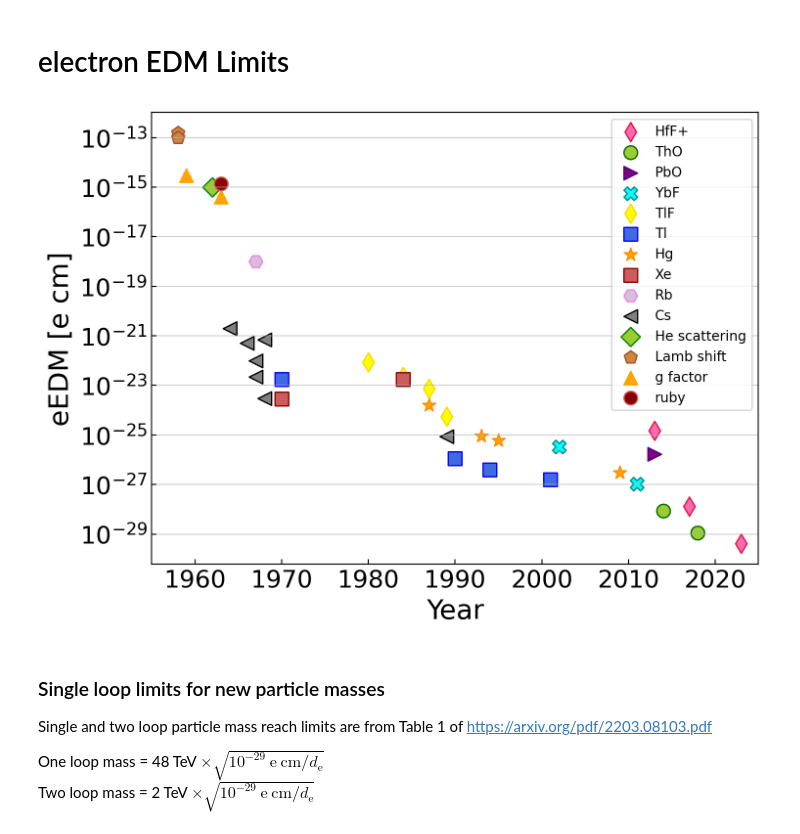
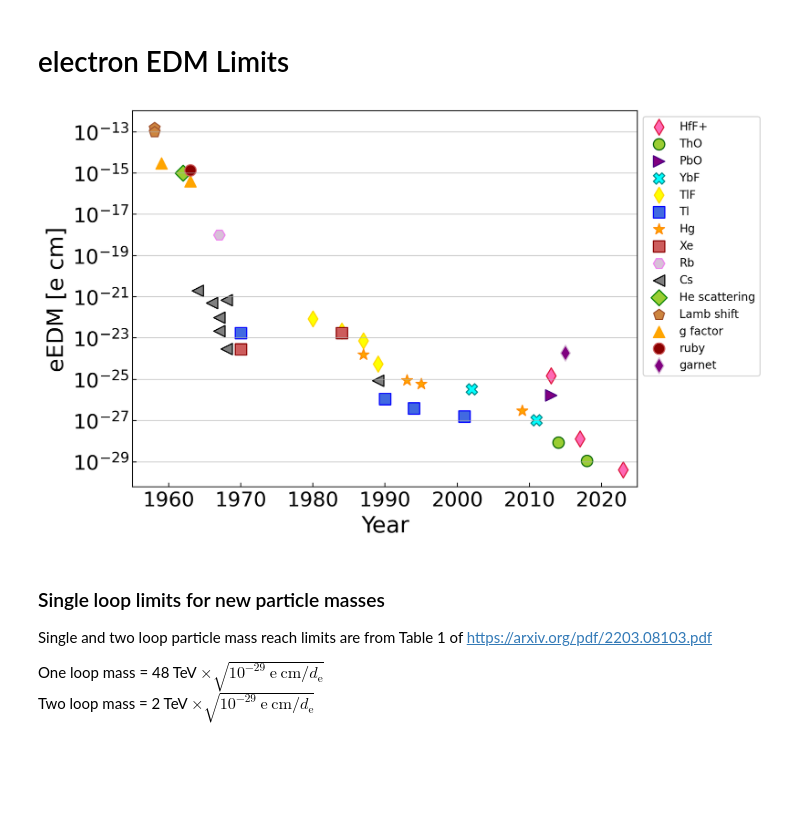
Before and after one commit to Jayich-Lab/EDM-Limits, a Jupyter notebook: EDM Limits.ipynb, the cells around one changed output. Drawn from its saved outputs; the diff is of its cells as text; code cells hidden in the pictures; blank space fills up the shorter version.

Commit message:
garnet addition, move legend to outside plot

```diff
--- a/EDM Limits.ipynb
+++ b/EDM Limits.ipynb
@@ -265,6 +265,7 @@ He = load_data.electron(file_name="He.txt")
 Lamb = load_data.electron(file_name="Lamb.txt")
 g_factor = load_data.electron(file_name="g_factor.txt")
 ruby = load_data.electron(file_name="ruby.txt")
+garnet = load_data.electron(file_name="garnet.txt")
 # %%
 class ElectronPlottables:
     def __init__(self, eEDMs):
@@ -313,6 +314,9 @@ g_factor_kwargs = {'marker':"^", 'color':"orange", 'label':"g factor",
             's':100, 'edgecolor':"orange"}
 ruby_kwargs = {'marker':"o", 'color':"darkred", 'label':"ruby",
             's':100, 'edgecolor':"indianred"}
+garnet_kwargs = {'marker':"d", 'color':"purple", 'label':"garnet",
+            's':100, 'edgecolor':"thistle"}
+
 
 HfF_vals = ElectronPlottables(HfF)
 HfF_vals.kwargs = HfF_kwargs
@@ -342,41 +346,43 @@ g_factor_vals = ElectronPlottables(g_factor)
 g_factor_vals.kwargs = g_factor_kwargs
 ruby_vals = ElectronPlottables(ruby)
 ruby_vals.kwargs = ruby_kwargs
+garnet_vals = ElectronPlottables(garnet)
+garnet_vals.kwargs = garnet_kwargs
 
 electron_systems = [HfF_vals, ThO_vals, PbO_vals, YbF_vals, TlF_eEDM_vals, Tl_vals, Hg_eEDM_vals,
-                   Xe_eEDM_vals, Rb_vals, Cs_vals, He_vals, Lamb_vals, g_factor_vals, ruby_vals]
+                   Xe_eEDM_vals, Rb_vals, Cs_vals, He_vals, Lamb_vals, g_factor_vals, ruby_vals, garnet_vals]
 # %% [markdown]
 # electron EDM Limits
 # %%
 fig, ax = plt.subplots(figsize=(8, 6))
 
 scatter_plot_loop(ax, electron_systems, "edms")
 
 ax.set_yscale("log")
 ax.set_xlim(year_i_electron, year_f_electron)
 
 locmaj = matplotlib.ticker.LogLocator(base=10.0,  numticks=22)
 ax.yaxis.set_major_locator(locmaj)
 
 ax.tick_params(axis="both", which='both', direction="in", labelsize=18)
 ax.grid(axis='y', which='major', ls='-', alpha=ma_alpha)
 ax.grid(axis='y', which='minor', ls='-', alpha=mi_alpha)
 
 plt.locator_params(axis='y', numticks=10)
 
 locmin = matplotlib.ticker.LogLocator(base=10.0, subs=(0.1, 0.2, 0.3, 0.4, 0.5, 0.6, 0.7, 0.8, 0.9), numticks=12)
 ax.yaxis.set_minor_locator(locmin)
 ax.yaxis.set_minor_formatter(matplotlib.ticker.NullFormatter())
 
 
 fontsize = 20
 ax.set_xlabel("Year", fontsize=fontsize)
 ax.set_ylabel("eEDM [e cm]", fontsize=fontsize)
-ax.legend(numpoints=1, fontsize=10)
+ax.legend(numpoints=1, fontsize=10, bbox_to_anchor=(1,1))
 
 save_figures(fig=fig, plot_title="electron-edm-limits")
 # %% [output]
-[figure, old version]
+[figure, new version]
 # %% [markdown]
 ### Single loop limits for new particle masses
 
```
Also changed, not shown: parts of 2 cells of this notebook, 7 other files.
